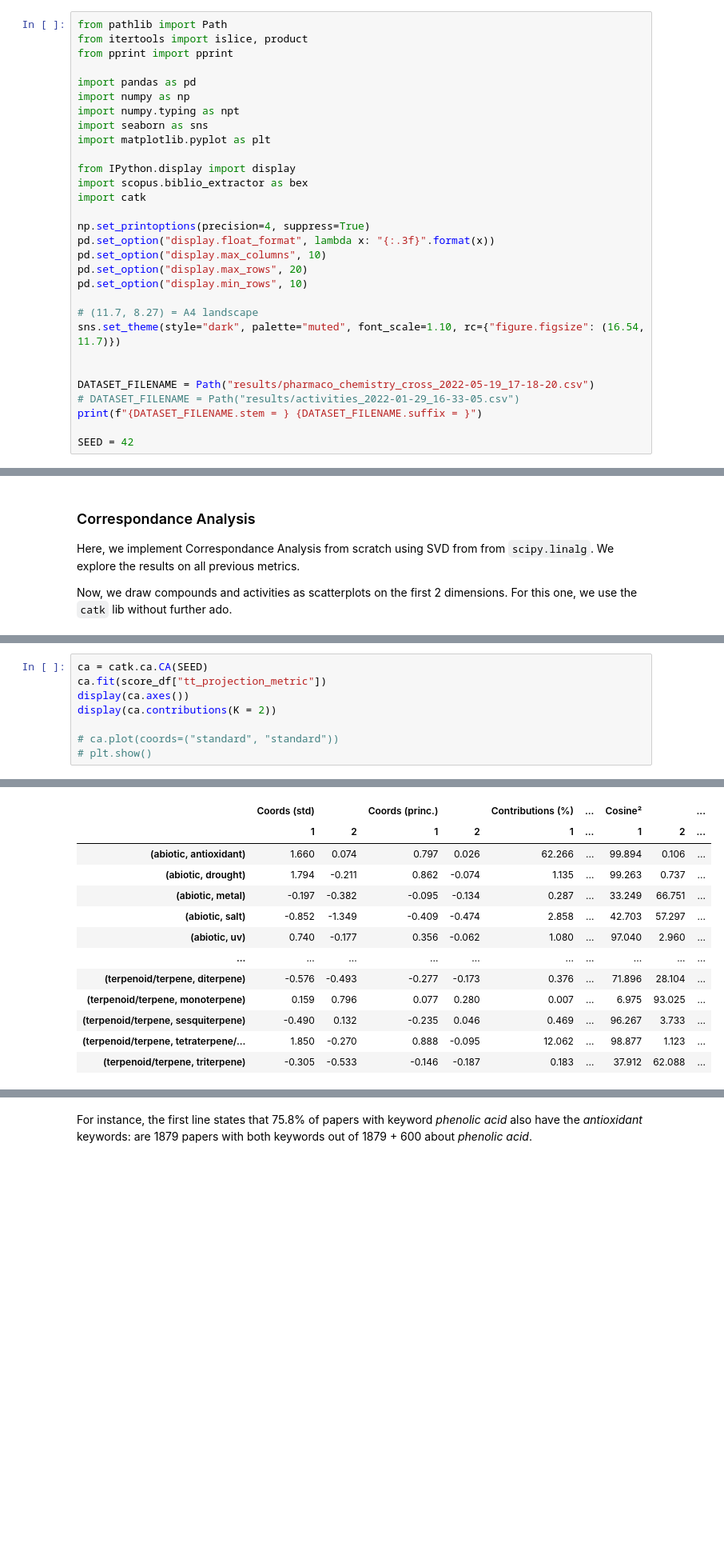
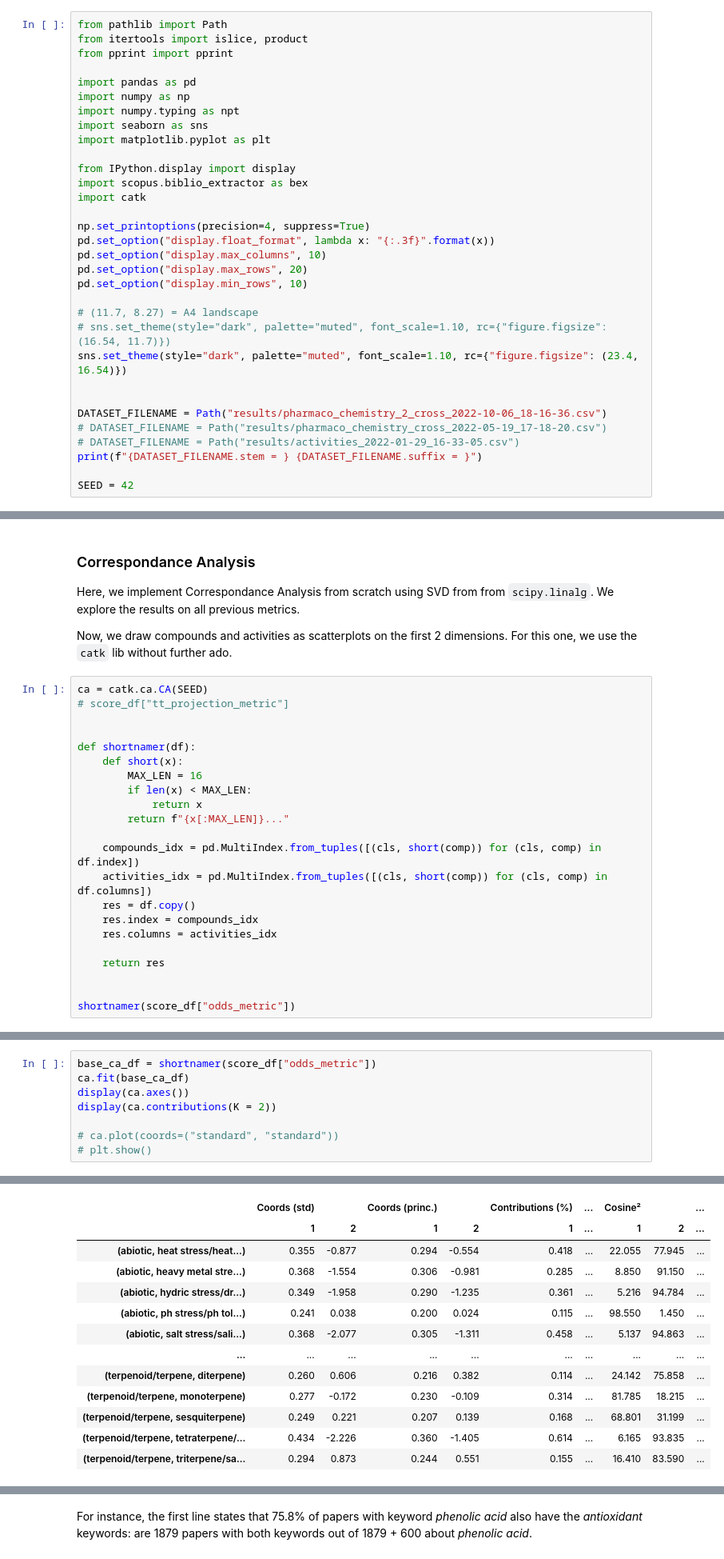
Before and after one commit to unc-informatique/pharmaco-chemistry-biblio, a Jupyter notebook: analysis.ipynb, the cells around one changed output, grey strips where cells are left out. Shown at 80% size. Saved outputs shown, nothing was run; the diff lists cells and outputs as text; blank space fills up the shorter version.

```diff
--- a/analysis.ipynb
+++ b/analysis.ipynb
@@ -35,10 +35,12 @@ pd.set_option("display.max_rows", 20)
 pd.set_option("display.min_rows", 10)
 
 # (11.7, 8.27) = A4 landscape
-sns.set_theme(style="dark", palette="muted", font_scale=1.10, rc={"figure.figsize": (16.54, 11.7)})
+# sns.set_theme(style="dark", palette="muted", font_scale=1.10, rc={"figure.figsize": (16.54, 11.7)})
+sns.set_theme(style="dark", palette="muted", font_scale=1.10, rc={"figure.figsize": (23.4, 16.54)})
 
 
-DATASET_FILENAME = Path("results/pharmaco_chemistry_cross_2022-05-19_17-18-20.csv")
+DATASET_FILENAME = Path("results/pharmaco_chemistry_2_cross_2022-10-06_18-16-36.csv")
+# DATASET_FILENAME = Path("results/pharmaco_chemistry_cross_2022-05-19_17-18-20.csv")
 # DATASET_FILENAME = Path("results/activities_2022-01-29_16-33-05.csv")
 print(f"{DATASET_FILENAME.stem = } {DATASET_FILENAME.suffix = }")
 
@@ -371,3 +368,25 @@ Here, we implement Correspondance Analysis from scratch using SVD from from `sci
 We explore the results on all previous metrics.
 
 Now, we draw compounds and activities as scatterplots on the first 2 dimensions. For this one, we use the `catk` lib without further ado.
+# %%
+ca = catk.ca.CA(SEED)
+# score_df["tt_projection_metric"]
+
+
+def shortnamer(df):
+    def short(x):
+        MAX_LEN = 16
+        if len(x) < MAX_LEN:
+            return x
+        return f"{x[:MAX_LEN]}..."
+
+    compounds_idx = pd.MultiIndex.from_tuples([(cls, short(comp)) for (cls, comp) in df.index])
+    activities_idx = pd.MultiIndex.from_tuples([(cls, short(comp)) for (cls, comp) in df.columns])
+    res = df.copy()
+    res.index = compounds_idx
+    res.columns = activities_idx
+
+    return res
+
+
+shortnamer(score_df["odds_metric"])
@@ -374,6 +408,6 @@ Now, we draw compounds and activities as scatterplots on the first 2 dimensions.
 # %%
-ca = catk.ca.CA(SEED)
-ca.fit(score_df["tt_projection_metric"])
+base_ca_df = shortnamer(score_df["odds_metric"])
+ca.fit(base_ca_df)
 display(ca.axes())
 display(ca.contributions(K = 2))
 
@@ -397,13 +431,13 @@ display(ca.contributions(K = 2))
 |  | Coords (std) |  | Coords (princ.) |  | Contributions (%) | ... | Cosine² |  | ... |
 |  | 1 | 2 | 1 | 2 | 1 | ... | 1 | 2 | ... |
-| (abiotic, antioxidant) | 1.660 | 0.074 | 0.797 | 0.026 | 62.266 | ... | 99.894 | 0.106 | ... |
-| (abiotic, drought) | 1.794 | -0.211 | 0.862 | -0.074 | 1.135 | ... | 99.263 | 0.737 | ... |
-| (abiotic, metal) | -0.197 | -0.382 | -0.095 | -0.134 | 0.287 | ... | 33.249 | 66.751 | ... |
-| (abiotic, salt) | -0.852 | -1.349 | -0.409 | -0.474 | 2.858 | ... | 42.703 | 57.297 | ... |
-| (abiotic, uv) | 0.740 | -0.177 | 0.356 | -0.062 | 1.080 | ... | 97.040 | 2.960 | ... |
+| (abiotic, heat stress/heat...) | 0.355 | -0.877 | 0.294 | -0.554 | 0.418 | ... | 22.055 | 77.945 | ... |
+| (abiotic, heavy metal stre...) | 0.368 | -1.554 | 0.306 | -0.981 | 0.285 | ... | 8.850 | 91.150 | ... |
+| (abiotic, hydric stress/dr...) | 0.349 | -1.958 | 0.290 | -1.235 | 0.361 | ... | 5.216 | 94.784 | ... |
+| (abiotic, ph stress/ph tol...) | 0.241 | 0.038 | 0.200 | 0.024 | 0.115 | ... | 98.550 | 1.450 | ... |
+| (abiotic, salt stress/sali...) | 0.368 | -2.077 | 0.305 | -1.311 | 0.458 | ... | 5.137 | 94.863 | ... |
 | ... | ... | ... | ... | ... | ... | ... | ... | ... | ... |
-| (terpenoid/terpene, diterpene) | -0.576 | -0.493 | -0.277 | -0.173 | 0.376 | ... | 71.896 | 28.104 | ... |
-| (terpenoid/terpene, monoterpene) | 0.159 | 0.796 | 0.077 | 0.280 | 0.007 | ... | 6.975 | 93.025 | ... |
-| (terpenoid/terpene, sesquiterpene) | -0.490 | 0.132 | -0.235 | 0.046 | 0.469 | ... | 96.267 | 3.733 | ... |
-| (terpenoid/terpene, tetraterpene/... | 1.850 | -0.270 | 0.888 | -0.095 | 12.062 | ... | 98.877 | 1.123 | ... |
-| (terpenoid/terpene, triterpene) | -0.305 | -0.533 | -0.146 | -0.187 | 0.183 | ... | 37.912 | 62.088 | ... |
+| (terpenoid/terpene, diterpene) | 0.260 | 0.606 | 0.216 | 0.382 | 0.114 | ... | 24.142 | 75.858 | ... |
+| (terpenoid/terpene, monoterpene) | 0.277 | -0.172 | 0.230 | -0.109 | 0.314 | ... | 81.785 | 18.215 | ... |
+| (terpenoid/terpene, sesquiterpene) | 0.249 | 0.221 | 0.207 | 0.139 | 0.168 | ... | 68.801 | 31.199 | ... |
+| (terpenoid/terpene, tetraterpene/... | 0.434 | -2.226 | 0.360 | -1.405 | 0.614 | ... | 6.165 | 93.835 | ... |
+| (terpenoid/terpene, triterpene/sa... | 0.294 | 0.873 | 0.244 | 0.551 | 0.155 | ... | 16.410 | 83.590 | ... |
```
Also changed, not shown: parts of 16 cells of this notebook, 1 other file.
